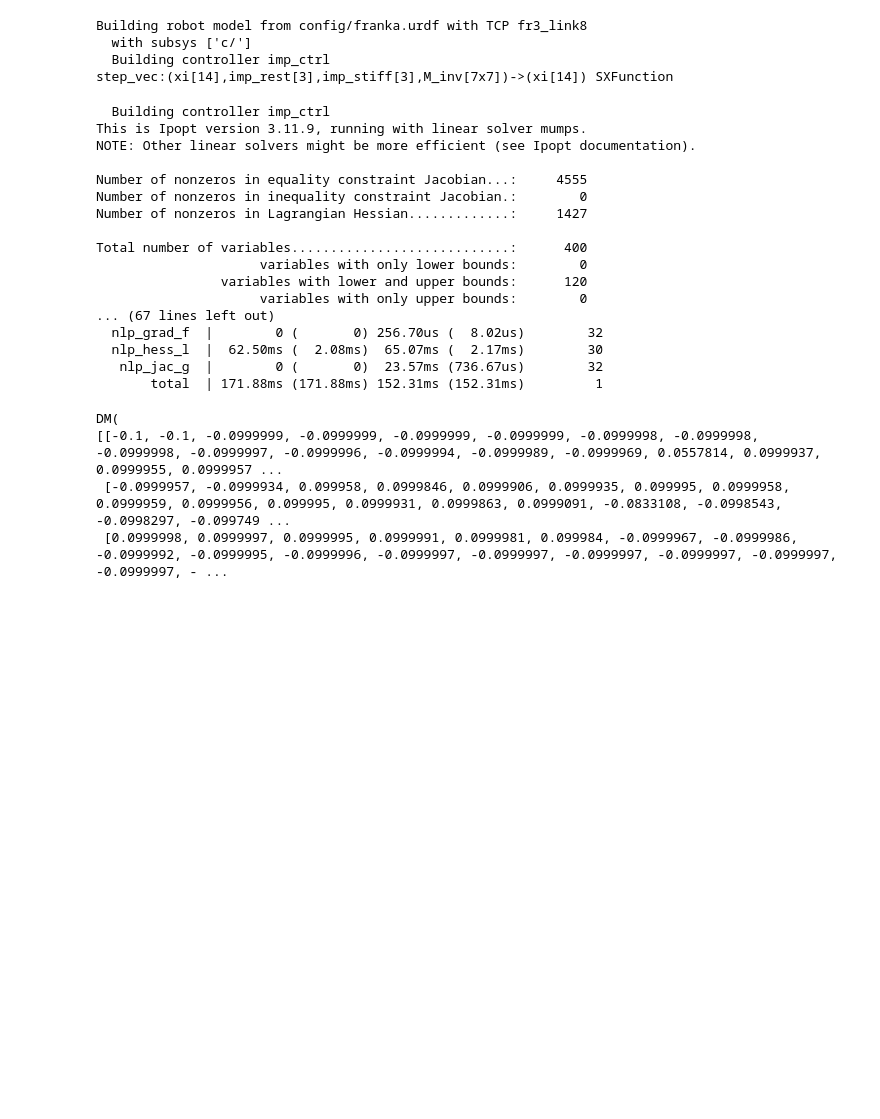
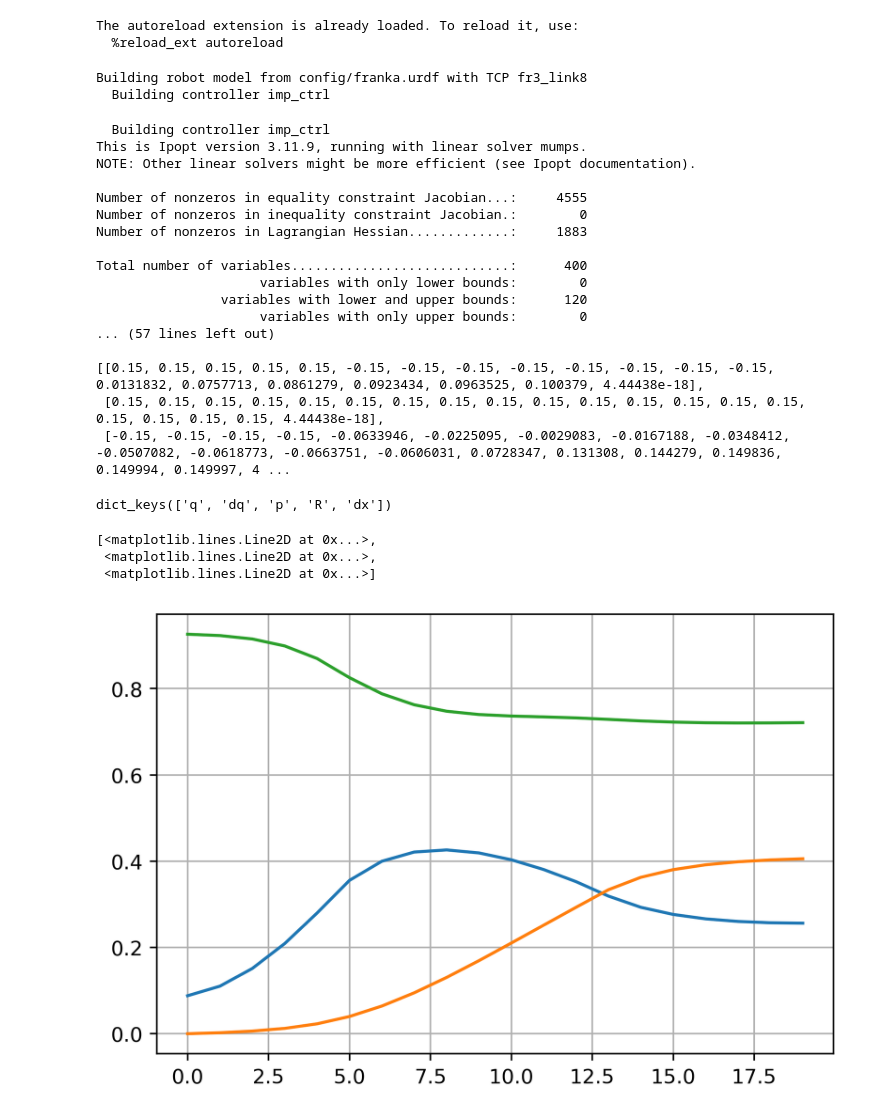
Before and after one commit to sehoon74/contact_mpc, a Jupyter notebook: test_mpc.ipynb, the cells around one changed output. Saved outputs shown, nothing was run; the diff lists cells and outputs as text; code cells hidden in the pictures; blank space fills up the shorter version.

```diff
--- a/test_mpc.ipynb
+++ b/test_mpc.ipynb
@@ -2,9 +2,16 @@
 %load_ext autoreload
 %autoreload 2
 
+plt.rcParams['figure.dpi'] = 400
+plt.rcParams['axes.grid'] = True
+plt.rcParams['image.aspect'] = 0.8
+
 import numpy as np
 import casadi as ca
 from helper_fns import yaml_load
+# %% [output]
+The autoreload extension is already loaded. To reload it, use:
+  %reload_ext autoreload
 # %%
 from robot import Robot
 from contact import Contact
@@ -19,14 +26,11 @@ c = Contact('c/', par, [], attrs=attrs)
 imp = ImpedanceController(pars={'imp_stiff':[300, 300, 300], 'imp_rest':[0, 0, 0.5]},
                           sym_vars = ['imp_rest', 'imp_stiff'],
                           attrs = attrs)
-rob = Robot('config/franka.urdf', subsys = [c], ctrl = imp, attrs = attrs)
+rob = Robot('config/franka.urdf', subsys = [], ctrl = imp, attrs = attrs)
 rob.build_step(0.1)
-print(rob.step_vec)
 # %% [output]
 Building robot model from config/franka.urdf with TCP fr3_link8
-  with subsys ['c/']
   Building controller imp_ctrl
-step_vec:(xi[14],imp_rest[3],imp_stiff[3],M_inv[7x7])->(xi[14]) SXFunction
 # %%
 from mpc import MPC
 from helper_fns import mult_shoot_rollout
@@ -35,7 +39,8 @@ mpc = MPC(robots={'free':rob}, mpc_params={'H':20, 'dt':0.1})
 params = {'init_state': ca.DM.zeros(14),
           'belief_free':1.0,
           'imp_stiff':200*ca.DM.ones(3),}
-mpc.solve(params)
+res = mpc.solve(params)
+traj = rob.get_ext_state_from_traj(res['xi'])
 # %% [output]
   Building controller imp_ctrl
 This is Ipopt version 3.11.9, running with linear solver mumps.
@@ -43,18 +48,26 @@ NOTE: Other linear solvers might be more efficient (see Ipopt documentation).
 
 Number of nonzeros in equality constraint Jacobian...:     4555
 Number of nonzeros in inequality constraint Jacobian.:        0
-Number of nonzeros in Lagrangian Hessian.............:     1427
+Number of nonzeros in Lagrangian Hessian.............:     1883
 
 Total number of variables............................:      400
                      variables with only lower bounds:        0
                 variables with lower and upper bounds:      120
                      variables with only upper bounds:        0
-... (67 lines left out)
-  nlp_grad_f  |        0 (       0) 256.70us (  8.02us)        32
-  nlp_hess_l  |  62.50ms (  2.08ms)  65.07ms (  2.17ms)        30
-   nlp_jac_g  |        0 (       0)  23.57ms (736.67us)        32
-       total  | 171.88ms (171.88ms) 152.31ms (152.31ms)         1
+... (57 lines left out)
+
+[[0.15, 0.15, 0.15, 0.15, 0.15, -0.15, -0.15, -0.15, -0.15, -0.15, -0.15, -0.15, -0.15, 0.0131832, 0.0757713, 0.0861279, 0.0923434, 0.0963525, 0.100379, 4.44438e-18],
+ [0.15, 0.15, 0.15, 0.15, 0.15, 0.15, 0.15, 0.15, 0.15, 0.15, 0.15, 0.15, 0.15, 0.15, 0.15, 0.15, 0.15, 0.15, 0.15, 4.44438e-18],
+ [-0.15, -0.15, -0.15, -0.15, -0.0633946, -0.0225095, -0.0029083, -0.0167188, -0.0348412, -0.0507082, -0.0618773, -0.0663751, -0.0606031, 0.0728347, 0.131308, 0.144279, 0.149836, 0.149994, 0.149997, 4 ...
-DM(
-[[-0.1, -0.1, -0.0999999, -0.0999999, -0.0999999, -0.0999999, -0.0999998, -0.0999998, -0.0999998, -0.0999997, -0.0999996, -0.0999994, -0.0999989, -0.0999969, 0.0557814, 0.0999937, 0.0999955, 0.0999957 ...
- [-0.0999957, -0.0999934, 0.099958, 0.0999846, 0.0999906, 0.0999935, 0.099995, 0.0999958, 0.0999959, 0.0999956, 0.099995, 0.0999931, 0.0999863, 0.0999091, -0.0833108, -0.0998543, -0.0998297, -0.099749 ...
- [0.0999998, 0.0999997, 0.0999995, 0.0999991, 0.0999981, 0.099984, -0.0999967, -0.0999986, -0.0999992, -0.0999995, -0.0999996, -0.0999997, -0.0999997, -0.0999997, -0.0999997, -0.0999997, -0.0999997, - ...
+# %%
+import matplotlib.pyplot as plt
+import numpy as np
+print(traj.keys())
+p = np.squeeze(np.array(traj['p']))
+plt.plot(p)
+# %% [output]
+dict_keys(['q', 'dq', 'p', 'R', 'dx'])
+[<matplotlib.lines.Line2D at 0x...>,
+ <matplotlib.lines.Line2D at 0x...>,
+ <matplotlib.lines.Line2D at 0x...>]
+[figure, added]
```
Also changed, not shown: 9 other files.
